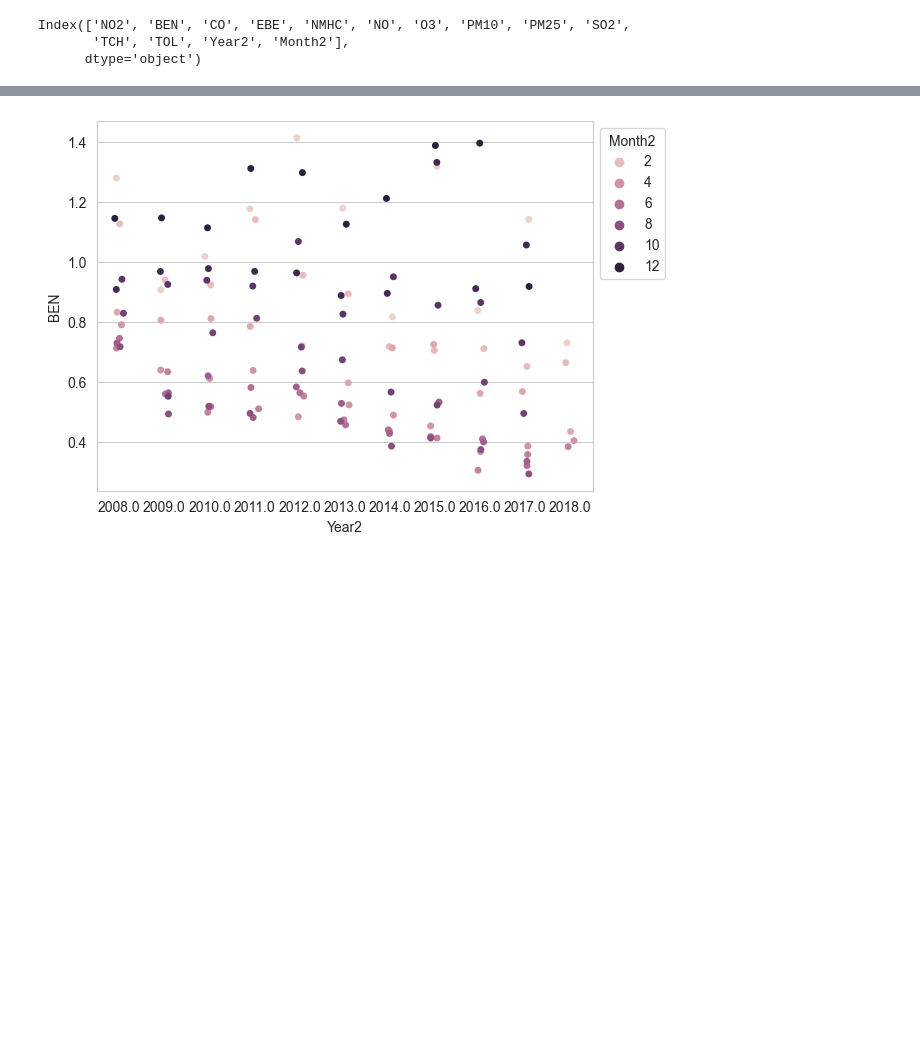
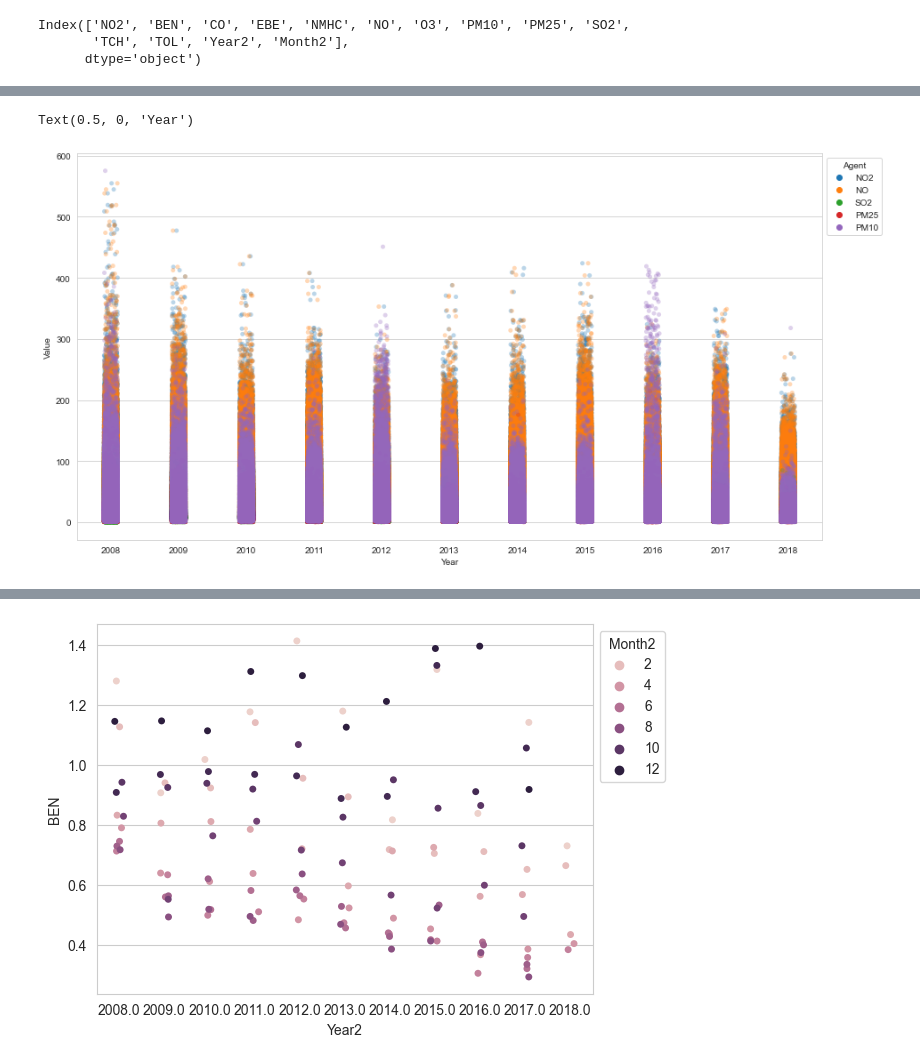
Before and after one commit to ChiaraAmalia/DataScience2Project, a Jupyter notebook: Analisi temporali.ipynb, the cells around one changed output, grey strips where cells are left out. Drawn from its saved outputs; the diff is of its cells as text; code cells hidden in the pictures; blank space fills up the shorter version.

```diff
--- a/Analisi temporali.ipynb
+++ b/Analisi temporali.ipynb
@@ -756 +799,9 @@ Text(0.5, 0, 'Year')
+# %%
+plt.figure(figsize=(15,8))
+a=sns.stripplot(y = TAB_TOT.Value , x = TAB_TOT.Year, hue = TAB_TOT.Agent, alpha = 0.3)
+sns.move_legend(a, "upper left", bbox_to_anchor=(1, 1))
+a.set_xlabel('Year')
+# %% [output]
+Text(0.5, 0, 'Year')
+[figure, added]
 # %%
```
Also changed, not shown: parts of 30 cells of this notebook, 1 other file.
